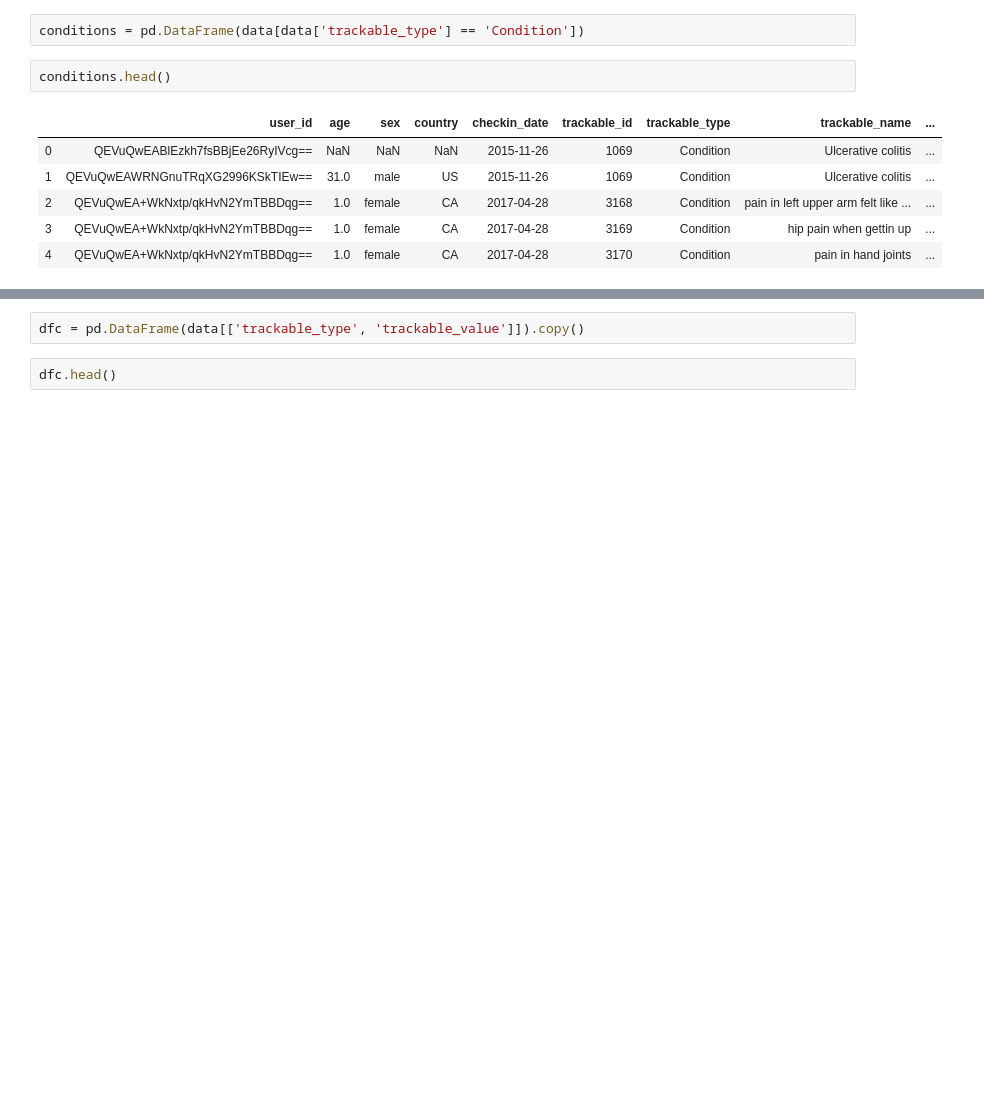
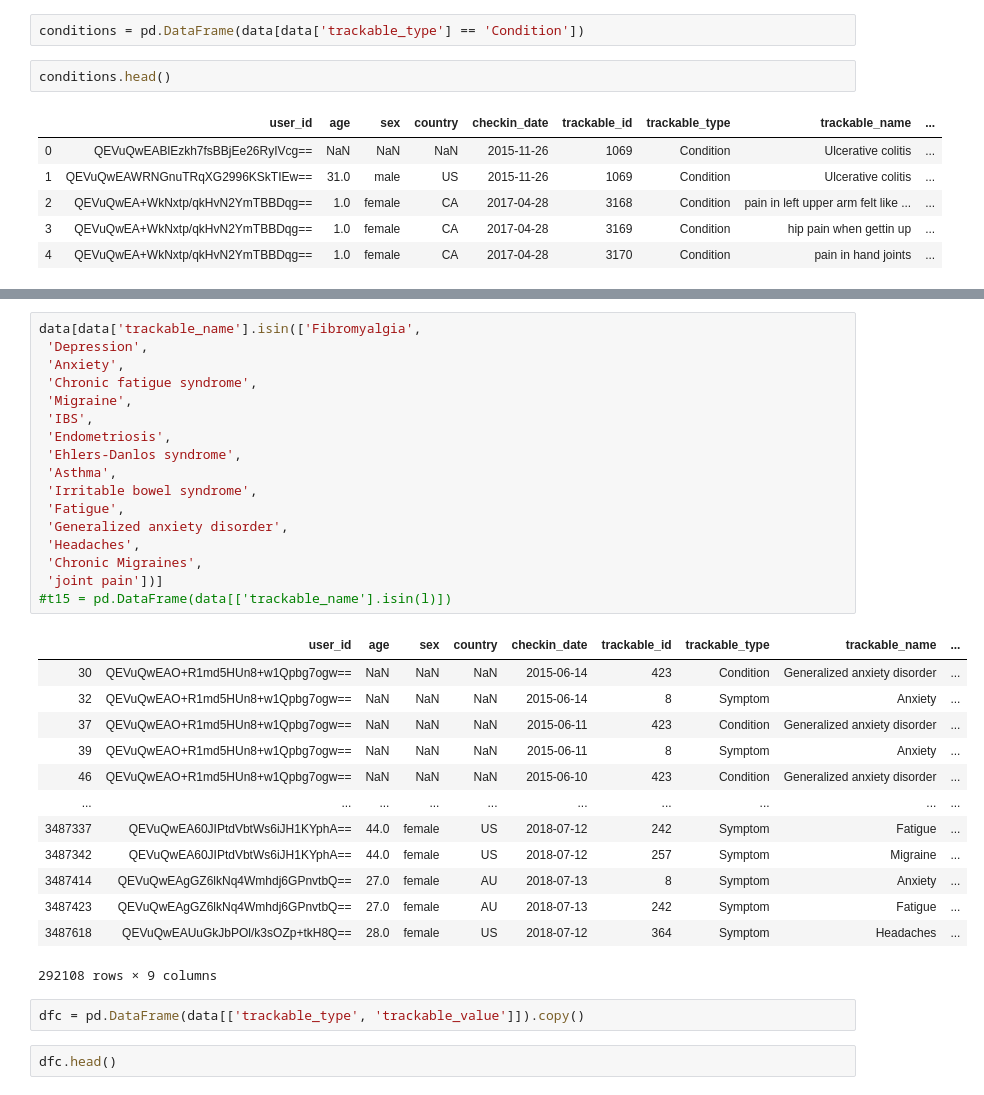
Before and after one commit to andiosika/conditions, a Jupyter notebook: conditions.ipynb, the cells around one changed output, grey strips where cells are left out. Cells and saved outputs as stored; diff of their text form; blank space fills up the shorter version.

```diff
--- a/conditions.ipynb
+++ b/conditions.ipynb
@@ -158,3 +199,34 @@ conditions['trackable_name'].value_counts().head(10).plot(kind='barh')
+# %%
+data[data['trackable_name'].isin(['Fibromyalgia',
+ 'Depression',
+ 'Anxiety',
+ 'Chronic fatigue syndrome',
+ 'Migraine',
+ 'IBS',
+ 'Endometriosis',
+ 'Ehlers-Danlos syndrome',
+ 'Asthma',
+ 'Irritable bowel syndrome',
+ 'Fatigue',
+ 'Generalized anxiety disorder',
+ 'Headaches',
+ 'Chronic Migraines',
+ 'joint pain'])]
+#t15 = pd.DataFrame(data[['trackable_name'].isin(l)])
+# %% [output]
+|  | user_id | age | sex | country | checkin_date | trackable_id | trackable_type | trackable_name | ... |
+| 30 | QEVuQwEAO+R1md5HUn8+w1Qpbg7ogw== | NaN | NaN | NaN | 2015-06-14 | 423 | Condition | Generalized anxiety disorder | ... |
+| 32 | QEVuQwEAO+R1md5HUn8+w1Qpbg7ogw== | NaN | NaN | NaN | 2015-06-14 | 8 | Symptom | Anxiety | ... |
+| 37 | QEVuQwEAO+R1md5HUn8+w1Qpbg7ogw== | NaN | NaN | NaN | 2015-06-11 | 423 | Condition | Generalized anxiety disorder | ... |
+| 39 | QEVuQwEAO+R1md5HUn8+w1Qpbg7ogw== | NaN | NaN | NaN | 2015-06-11 | 8 | Symptom | Anxiety | ... |
+| 46 | QEVuQwEAO+R1md5HUn8+w1Qpbg7ogw== | NaN | NaN | NaN | 2015-06-10 | 423 | Condition | Generalized anxiety disorder | ... |
+| ... | ... | ... | ... | ... | ... | ... | ... | ... | ... |
+| 3487337 | QEVuQwEA60JIPtdVbtWs6iJH1KYphA== | 44.0 | female | US | 2018-07-12 | 242 | Symptom | Fatigue | ... |
+| 3487342 | QEVuQwEA60JIPtdVbtWs6iJH1KYphA== | 44.0 | female | US | 2018-07-12 | 257 | Symptom | Migraine | ... |
+| 3487414 | QEVuQwEAgGZ6lkNq4Wmhdj6GPnvtbQ== | 27.0 | female | AU | 2018-07-13 | 8 | Symptom | Anxiety | ... |
+| 3487423 | QEVuQwEAgGZ6lkNq4Wmhdj6GPnvtbQ== | 27.0 | female | AU | 2018-07-13 | 242 | Symptom | Fatigue | ... |
+| 3487618 | QEVuQwEAUuGkJbPOl/k3sOZp+tkH8Q== | 28.0 | female | US | 2018-07-12 | 364 | Symptom | Headaches | ... |
+292108 rows × 9 columns
 # %%
 dfc = pd.DataFrame(data[['trackable_type', 'trackable_value']]).copy()
 # %%
```
Also changed, not shown: parts of 6 cells of this notebook.
